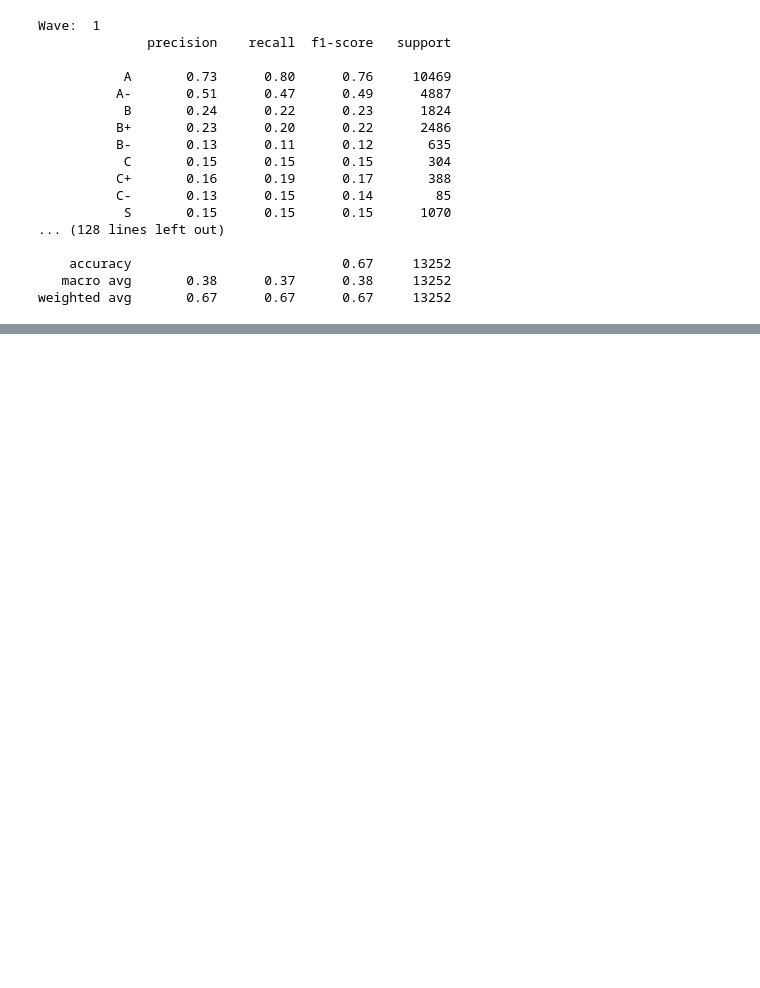
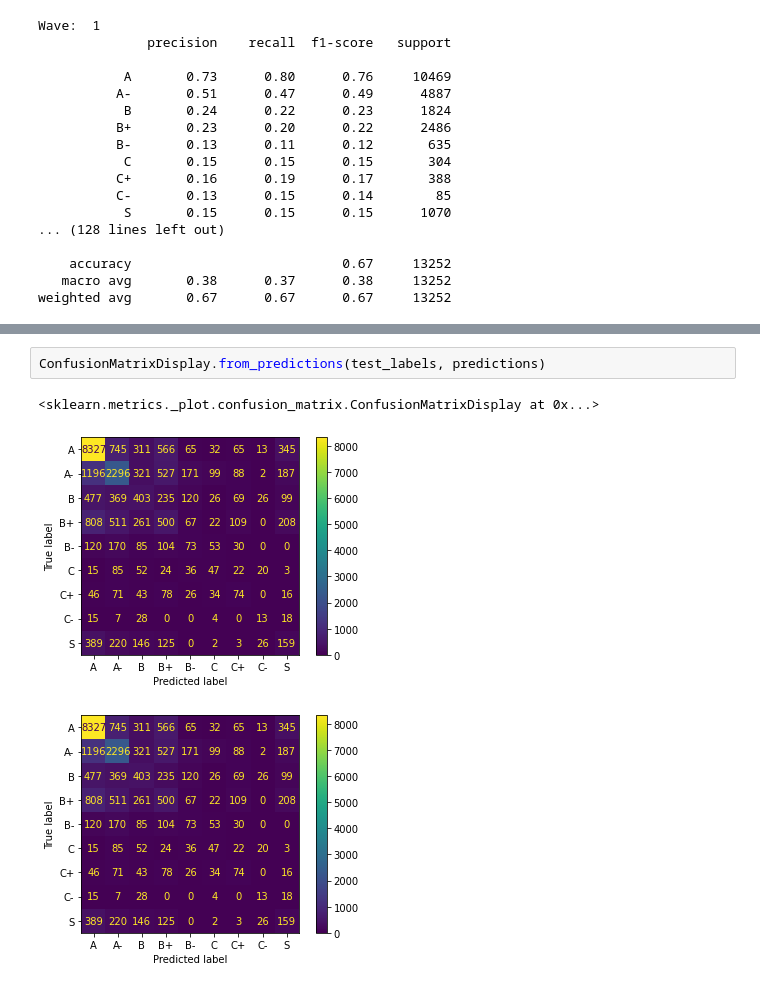
Before and after one commit to EAltunoglu/cmpe492, a Jupyter notebook: random_forest/classifier/grade/all_waves.ipynb, the cells around one changed output, grey strips where cells are left out. Cells and saved outputs as stored; diff of their text form; blank space fills up the shorter version.

```diff
--- a/random_forest/classifier/grade/all_waves.ipynb
+++ b/random_forest/classifier/grade/all_waves.ipynb
@@ -42,0 +76,6 @@ weighted avg       0.67      0.67      0.67     13252
+# %%
+ConfusionMatrixDisplay.from_predictions(test_labels, predictions)
+# %% [output]
+<sklearn.metrics._plot.confusion_matrix.ConfusionMatrixDisplay at 0x...>
+[figure, added]
+[figure, added]
```
Also changed, not shown: parts of 2 cells of this notebook, 5 other files.
